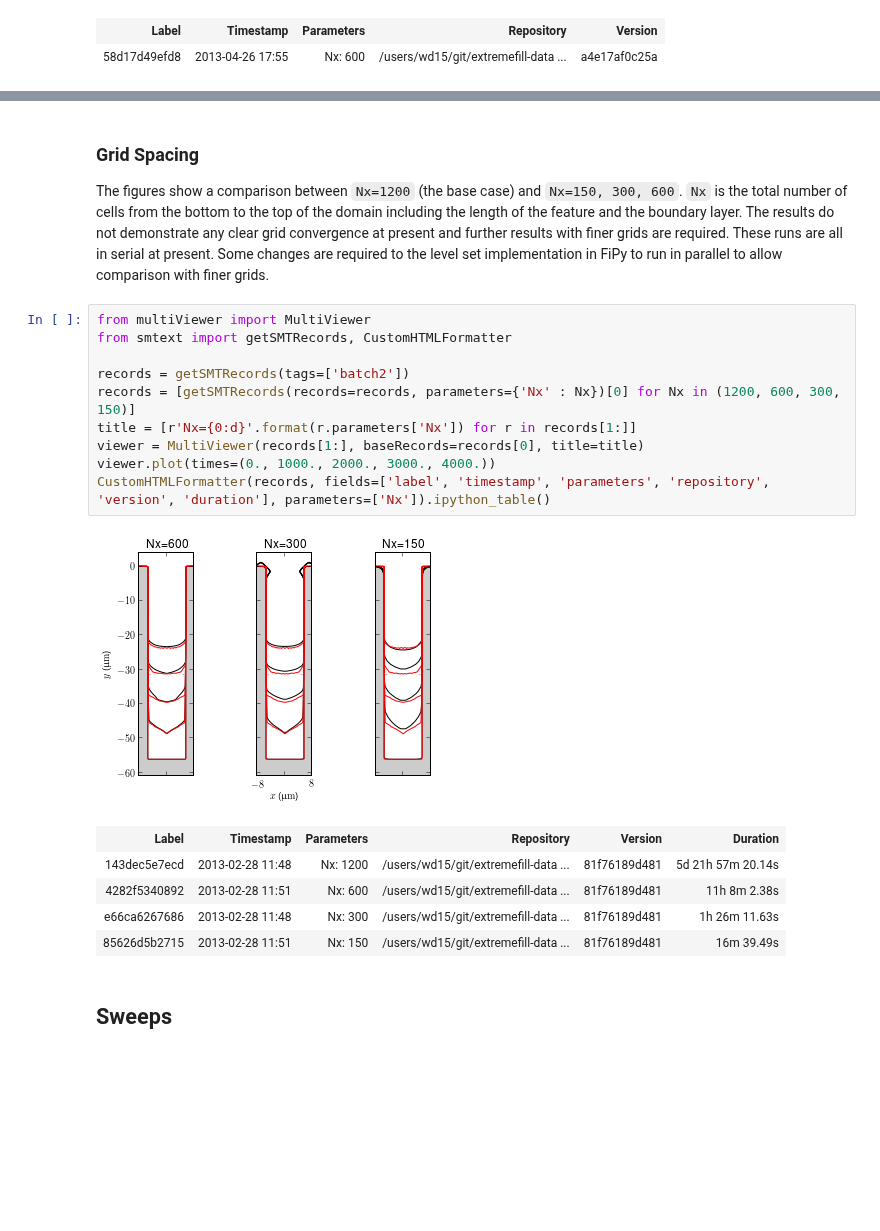
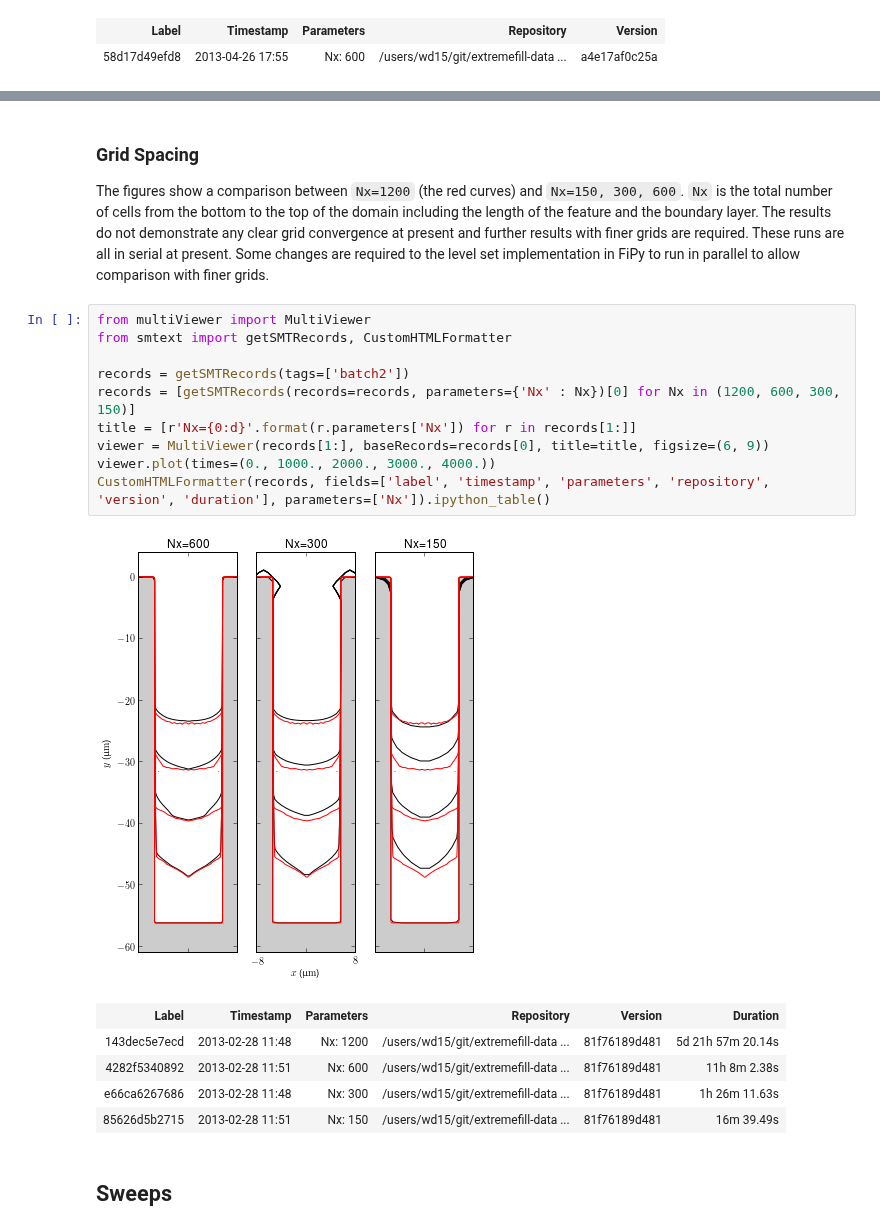
Before and after one commit to wd15/extremefill2D, a Jupyter notebook: extremefill2D.ipynb, the cells around one changed output, grey strips where cells are left out. Saved outputs shown, nothing was run; the diff lists cells and outputs as text; blank space fills up the shorter version.

````diff
--- a/extremefill2D.ipynb
+++ b/extremefill2D.ipynb
@@ -65,19 +65,19 @@ CustomHTMLFormatter(records, fields=['label', 'timestamp', 'parameters', 'reposi
 # %% [markdown]
 ### Grid Spacing
 
-The figures show a comparison between ```Nx=1200``` (the base case) and ```Nx=150, 300, 600```. ```Nx``` is the total number of cells from the bottom to the top of the domain including the length of the feature and the boundary layer. The results do not demonstrate any clear grid convergence at present and further results with finer grids are required. These runs are all in serial at present. Some changes are required to the level set implementation in FiPy to run in parallel to allow comparison with finer grids.
+The figures show a comparison between ```Nx=1200``` (the red curves) and ```Nx=150, 300, 600```. ```Nx``` is the total number of cells from the bottom to the top of the domain including the length of the feature and the boundary layer. The results do not demonstrate any clear grid convergence at present and further results with finer grids are required. These runs are all in serial at present. Some changes are required to the level set implementation in FiPy to run in parallel to allow comparison with finer grids.
 # %%
 from multiViewer import MultiViewer
 from smtext import getSMTRecords, CustomHTMLFormatter
 
 records = getSMTRecords(tags=['batch2'])
 records = [getSMTRecords(records=records, parameters={'Nx' : Nx})[0] for Nx in (1200, 600, 300, 150)]
 title = [r'Nx={0:d}'.format(r.parameters['Nx']) for r in records[1:]]
-viewer = MultiViewer(records[1:], baseRecords=records[0], title=title)
+viewer = MultiViewer(records[1:], baseRecords=records[0], title=title, figsize=(6, 9))
 viewer.plot(times=(0., 1000., 2000., 3000., 4000.))
 CustomHTMLFormatter(records, fields=['label', 'timestamp', 'parameters', 'repository', 'version', 'duration'], parameters=['Nx']).ipython_table()
 # %% [output]
-[figure, old version]
+[figure, new version]
 | Label | Timestamp | Parameters | Repository | Version | Duration |
 | 143dec5e7ecd | 2013-02-28 11:48 | Nx: 1200 | /users/wd15/git/extremefill-data ... | 81f76189d481 | 5d 21h 57m 20.14s |
 | 4282f5340892 | 2013-02-28 11:51 | Nx: 600 | /users/wd15/git/extremefill-data ... | 81f76189d481 | 11h 8m 2.38s |
````
Also changed, not shown: parts of 8 cells of this notebook, 2 other files.
